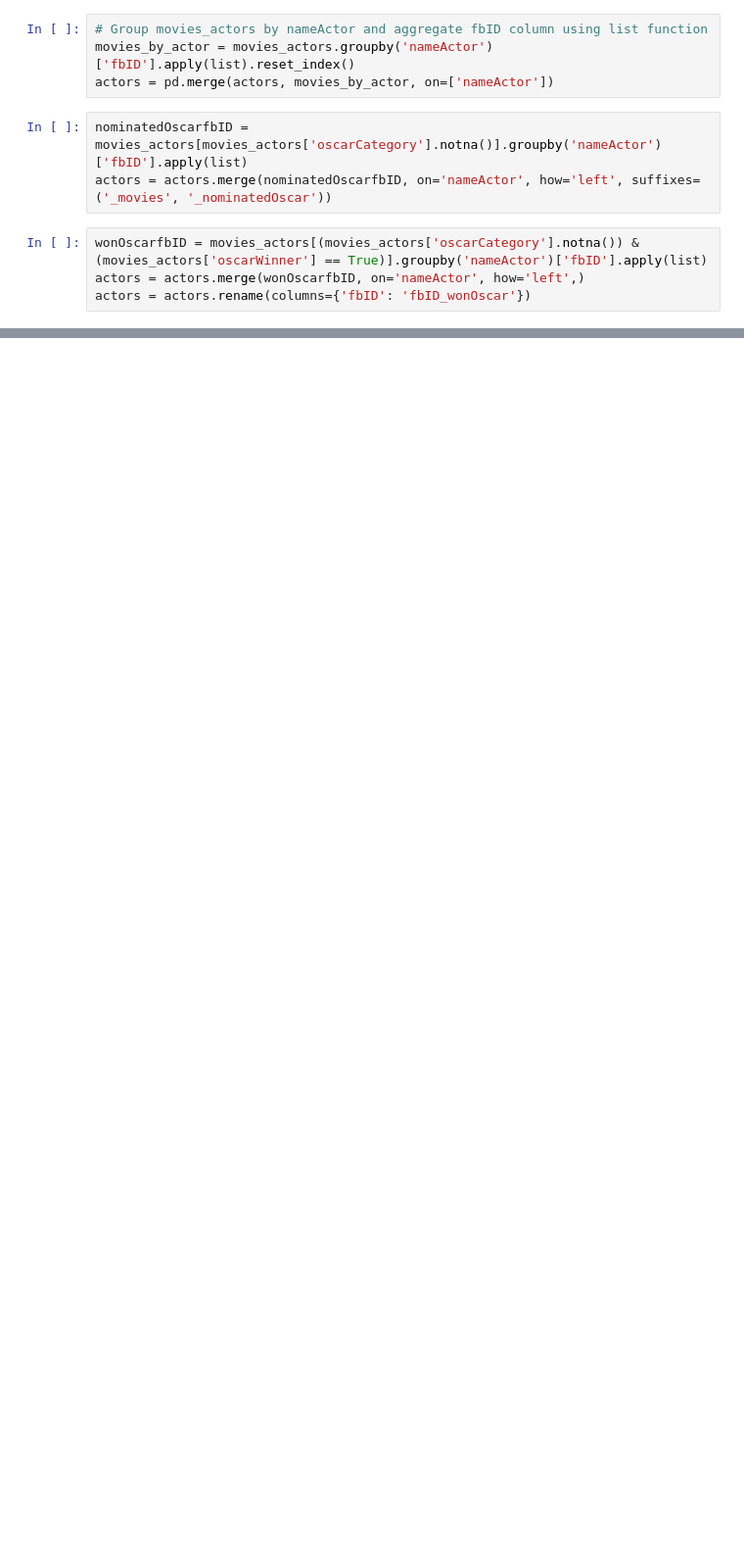
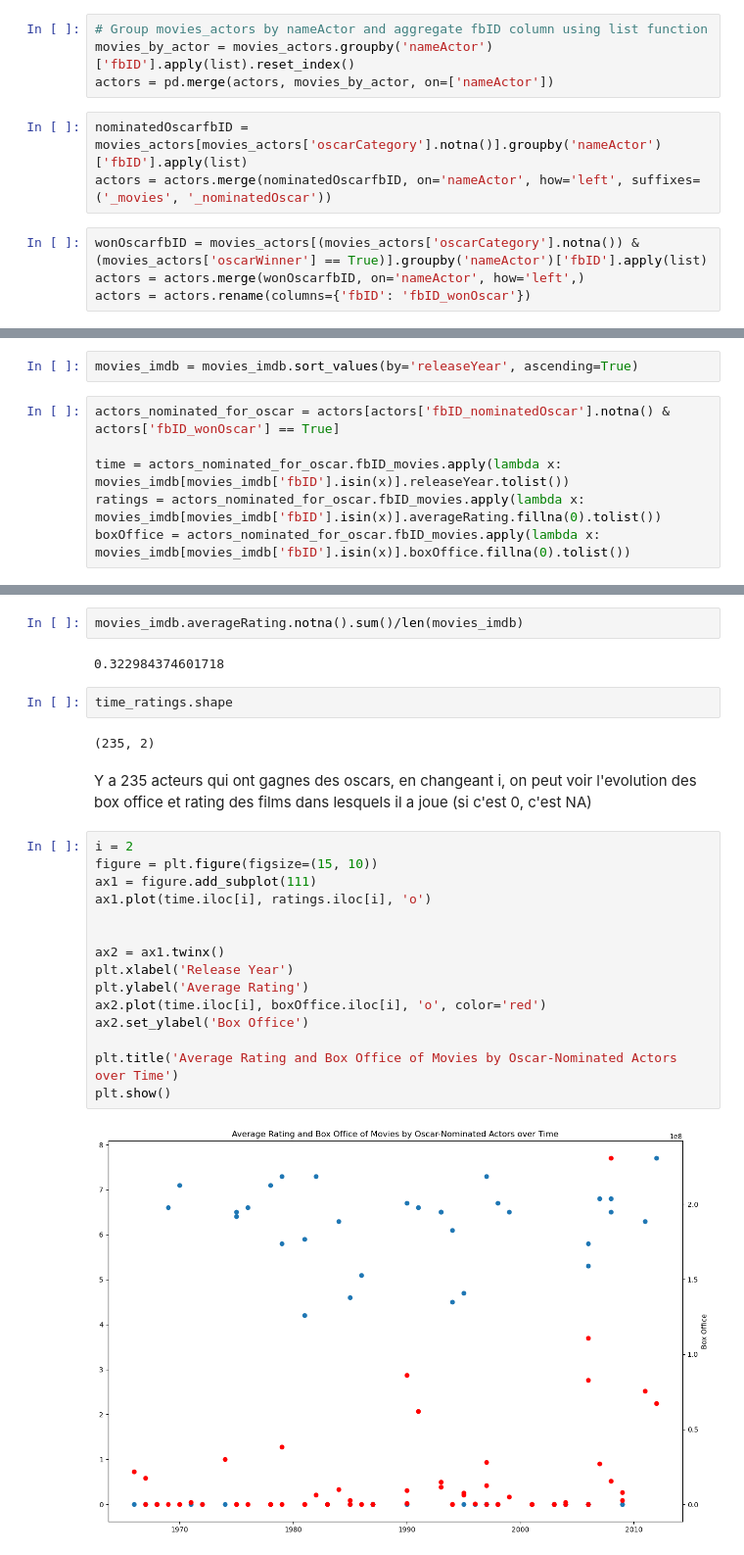
Before and after one commit to epfl-ada/ada-2023-project-lovelace, a Jupyter notebook: Code/jennifer.ipynb, the cells around one changed output, grey strips where cells are left out. Shown: that part at 98% size. Saved outputs shown, nothing was run; the diff lists cells and outputs as text; blank space fills up the shorter version.

Commit message:
Graphe de l'evolution de la carriere des acteurs ayant gagne un oscar en terme de box offcie et rating

```diff
--- a/Code/jennifer.ipynb
+++ b/Code/jennifer.ipynb
@@ -451,0 +449,8 @@ plt.show()
+# %%
+movies_imdb = movies_imdb.sort_values(by='releaseYear', ascending=True)
+# %%
+actors_nominated_for_oscar = actors[actors['fbID_nominatedOscar'].notna() & actors['fbID_wonOscar'] == True]
+
+time = actors_nominated_for_oscar.fbID_movies.apply(lambda x: movies_imdb[movies_imdb['fbID'].isin(x)].releaseYear.tolist())
+ratings = actors_nominated_for_oscar.fbID_movies.apply(lambda x: movies_imdb[movies_imdb['fbID'].isin(x)].averageRating.fillna(0).tolist())
+boxOffice = actors_nominated_for_oscar.fbID_movies.apply(lambda x: movies_imdb[movies_imdb['fbID'].isin(x)].boxOffice.fillna(0).tolist())
@@ -451,0 +494,27 @@ plt.show()
+# %%
+movies_imdb.averageRating.notna().sum()/len(movies_imdb)
+# %% [output]
+0.322984374601718
+# %%
+time_ratings.shape
+# %% [output]
+(235, 2)
+# %% [markdown]
+Y a 235 acteurs qui ont gagnes des oscars, en changeant i, on peut voir l'evolution des box office et rating des films dans lesquels il a joue (si c'est 0, c'est NA)
+# %%
+i = 2
+figure = plt.figure(figsize=(15, 10))
+ax1 = figure.add_subplot(111)
+ax1.plot(time.iloc[i], ratings.iloc[i], 'o')
+
+
+ax2 = ax1.twinx()
+plt.xlabel('Release Year')
+plt.ylabel('Average Rating')
+ax2.plot(time.iloc[i], boxOffice.iloc[i], 'o', color='red')
+ax2.set_ylabel('Box Office')
+
+plt.title('Average Rating and Box Office of Movies by Oscar-Nominated Actors over Time')
+plt.show()
+# %% [output]
+[figure, added]
```
Also changed, not shown: parts of 4 cells of this notebook.
